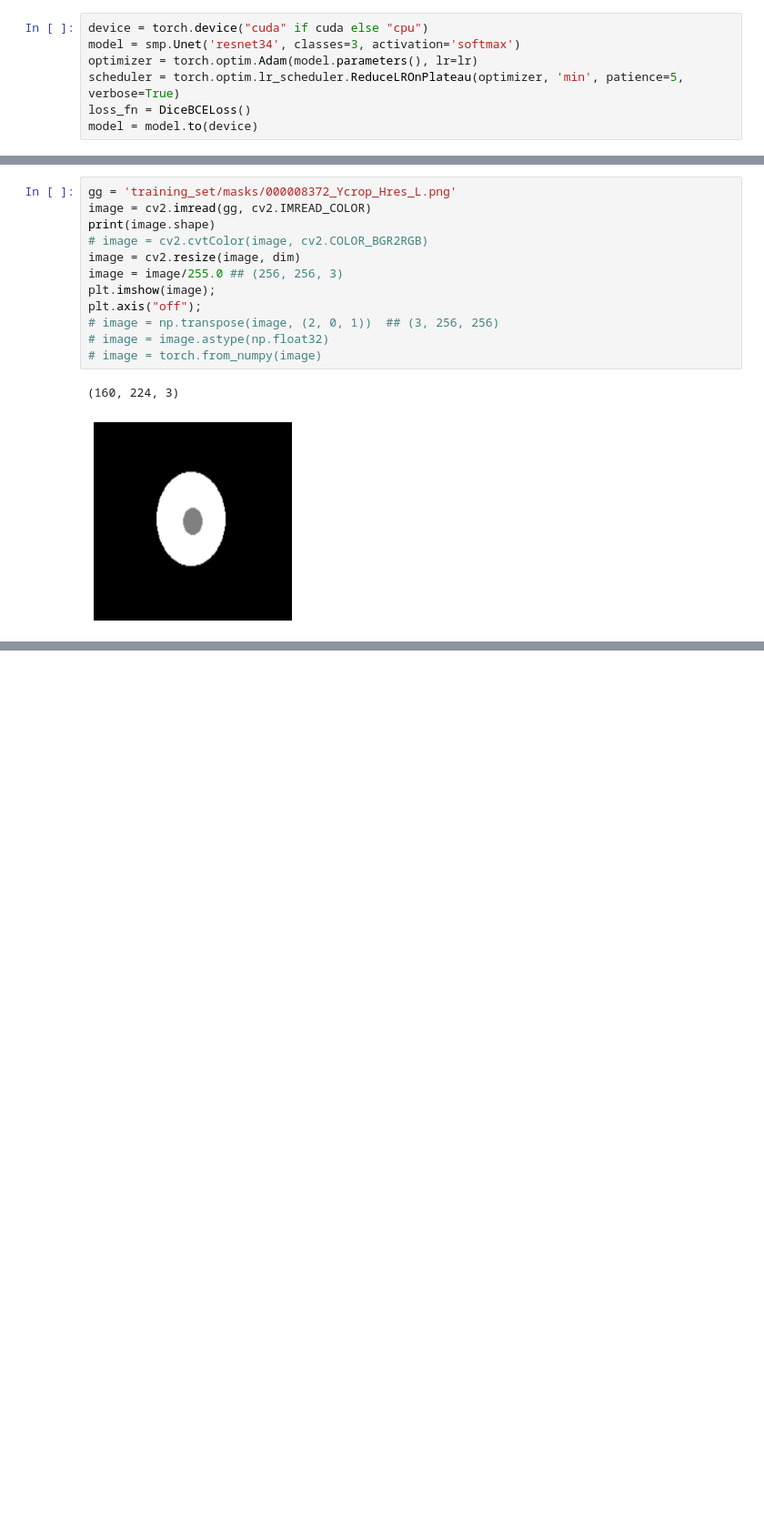
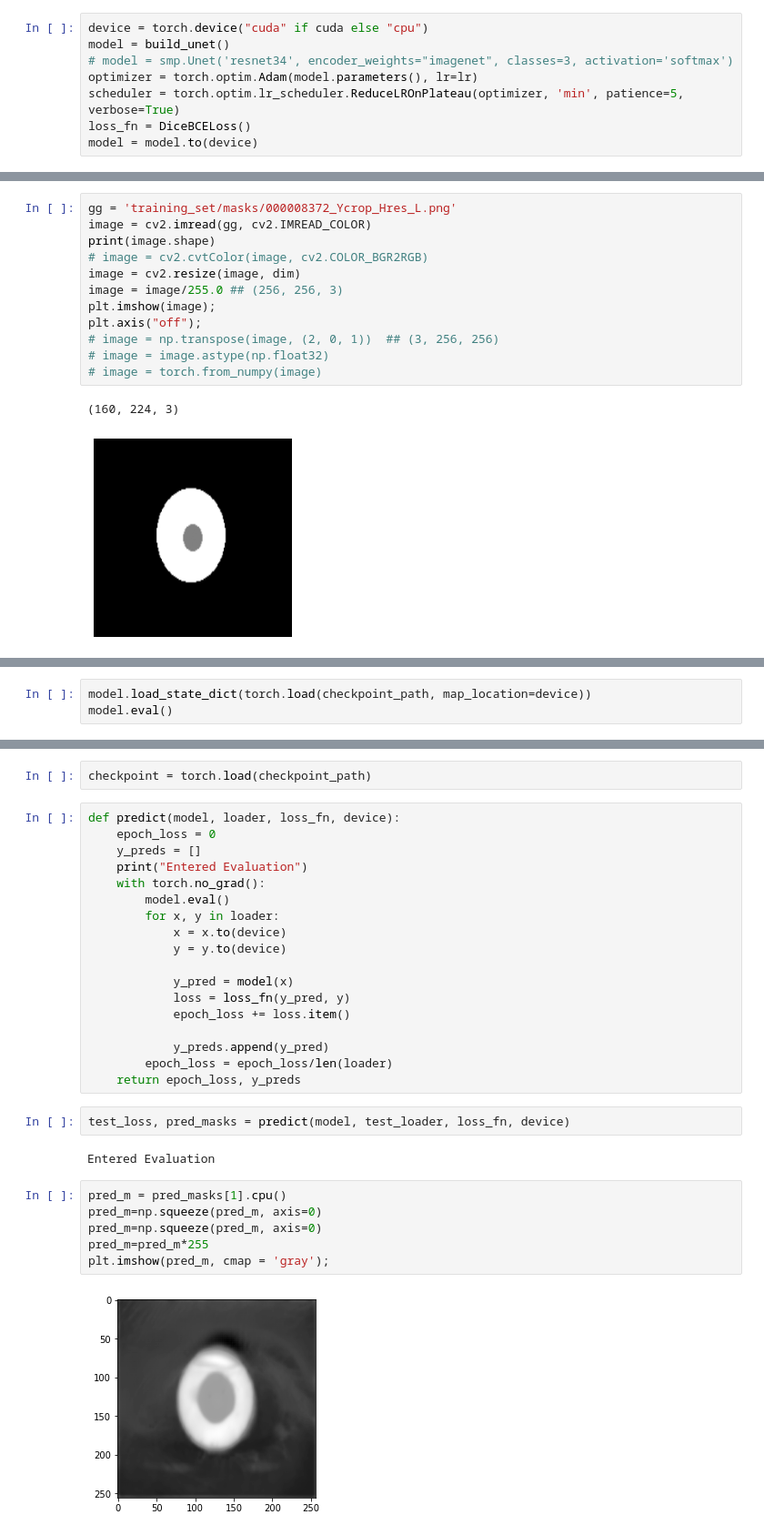
Before and after one commit to revanthbn/Iris-Pupil-Segmentation, a Jupyter notebook: Iris_segmentation.ipynb, the cells around one changed output, grey strips where cells are left out. Shown at 91% size. Drawn from its saved outputs; the diff is of its cells as text; blank space fills up the shorter version.

Commit message:
Updated the predicted masks on the test dataset

```diff
--- a/Iris_segmentation.ipynb
+++ b/Iris_segmentation.ipynb
@@ -204,6 +301,7 @@ class DiceBCELoss(nn.Module):
 # %%
 device = torch.device("cuda" if cuda else "cpu")
-model = smp.Unet('resnet34', classes=3, activation='softmax')
+model = build_unet()
+# model = smp.Unet('resnet34', encoder_weights="imagenet", classes=3, activation='softmax')
 optimizer = torch.optim.Adam(model.parameters(), lr=lr)
 scheduler = torch.optim.lr_scheduler.ReduceLROnPlateau(optimizer, 'min', patience=5, verbose=True)
 loss_fn = DiceBCELoss()
@@ -313,0 +414,3 @@ Unet(
+# %%
+model.load_state_dict(torch.load(checkpoint_path, map_location=device))
+model.eval()
@@ -313,0 +435,32 @@ Unet(
+# %%
+checkpoint = torch.load(checkpoint_path)
+# %%
+def predict(model, loader, loss_fn, device):
+    epoch_loss = 0
+    y_preds = []
+    print("Entered Evaluation")
+    with torch.no_grad():
+        model.eval()
+        for x, y in loader:
+            x = x.to(device)
+            y = y.to(device)
+
+            y_pred = model(x)
+            loss = loss_fn(y_pred, y)
+            epoch_loss += loss.item()
+
+            y_preds.append(y_pred)
+        epoch_loss = epoch_loss/len(loader)
+    return epoch_loss, y_preds
+# %%
+test_loss, pred_masks = predict(model, test_loader, loss_fn, device)
+# %% [output]
+Entered Evaluation
+# %%
+pred_m = pred_masks[1].cpu()
+pred_m=np.squeeze(pred_m, axis=0)
+pred_m=np.squeeze(pred_m, axis=0)
+pred_m=pred_m*255
+plt.imshow(pred_m, cmap = 'gray');
+# %% [output]
+[figure, added]
```
Also changed, not shown: parts of 16 cells of this notebook.
